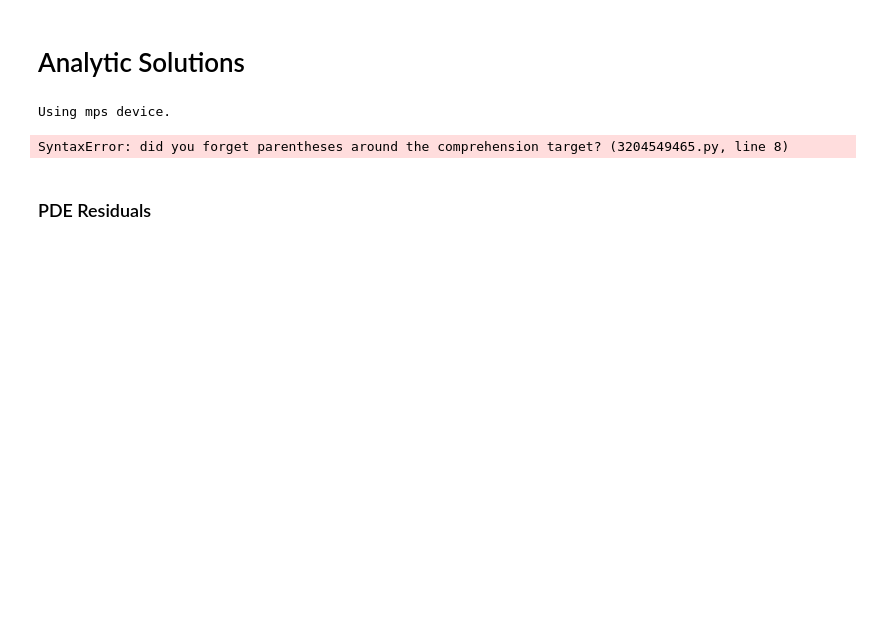
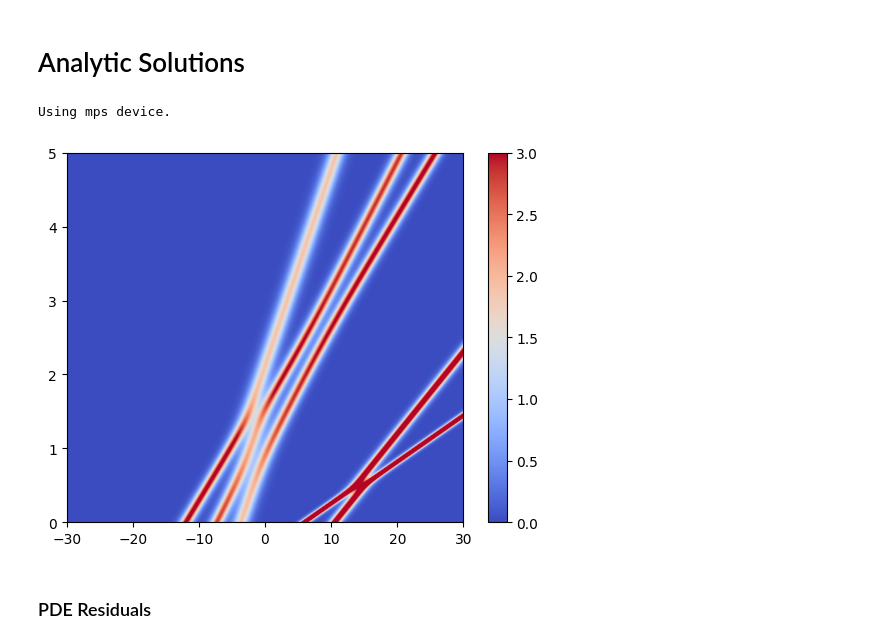
Before and after one commit to angerami/kdv-pinn, a Jupyter notebook: analytic_solutions.ipynb, the cells around one changed output. Saved outputs shown, nothing was run; the diff lists cells and outputs as text; code cells hidden in the pictures; blank space fills up the shorter version.

```diff
--- a/analytic_solutions.ipynb
+++ b/analytic_solutions.ipynb
@@ -22,30 +22,30 @@ print(f"Using {device} device.")
 Using mps device.
 # %%
 config = kdv_config
-config.L = 10
-config.T = 1
-config.num_samp_eval = 256
+config.L = 30
+config.T = 5
+config.num_samp_eval = 512
 L = config.L
 T = config.T
-config.kappas = [1.5 - 0.1 * i for i in range(10)]
-config.x0s = [-L + i for i in range(10)]
+config.kappas = [1.5, 0.97, 1.2, 1.3, 2]
+config.x0s = [-5, 8, 10, 12, -4]
+sd = ScatteringData(config.kappas, config.x0s, R=None, use_tau=True)
 
 
 input_eval = sample_bulk(config, resample=False, num_samp=config.num_samp_eval)
 input_eval.requires_grad_(True)
-sd = ScatteringData(config.kappas, config.x0s, R=None, use_tau=True)
 
 t = input_eval[:, 0:1]
 x = input_eval[:, 1:2]
 u_analytic = sd.u(x, t)
-print(sd.c0, sd.x0, config.x0s, config.kappas)
 # S = soliton_library['scattering']
 # u_analytic = S(input_eval, config)
 # print(u_analytic)
 u = u_analytic.reshape(config.num_samp_eval,config.num_samp_eval).detach().cpu().numpy()
 m1 = plt.imshow(u, extent=[-L, L, 0, T],
                 vmin=config.vmin, vmax=config.vmax,
                 origin='lower', cmap='coolwarm', aspect='auto')
 plt.colorbar(m1)
+results = kdv(u_analytic, input_eval)
 # %% [output]
-SyntaxError: did you forget parentheses around the comprehension target? (3204549465.py, line 8)
+[figure, added]
```
Also changed, not shown: parts of 7 cells of this notebook, 12 other files.
